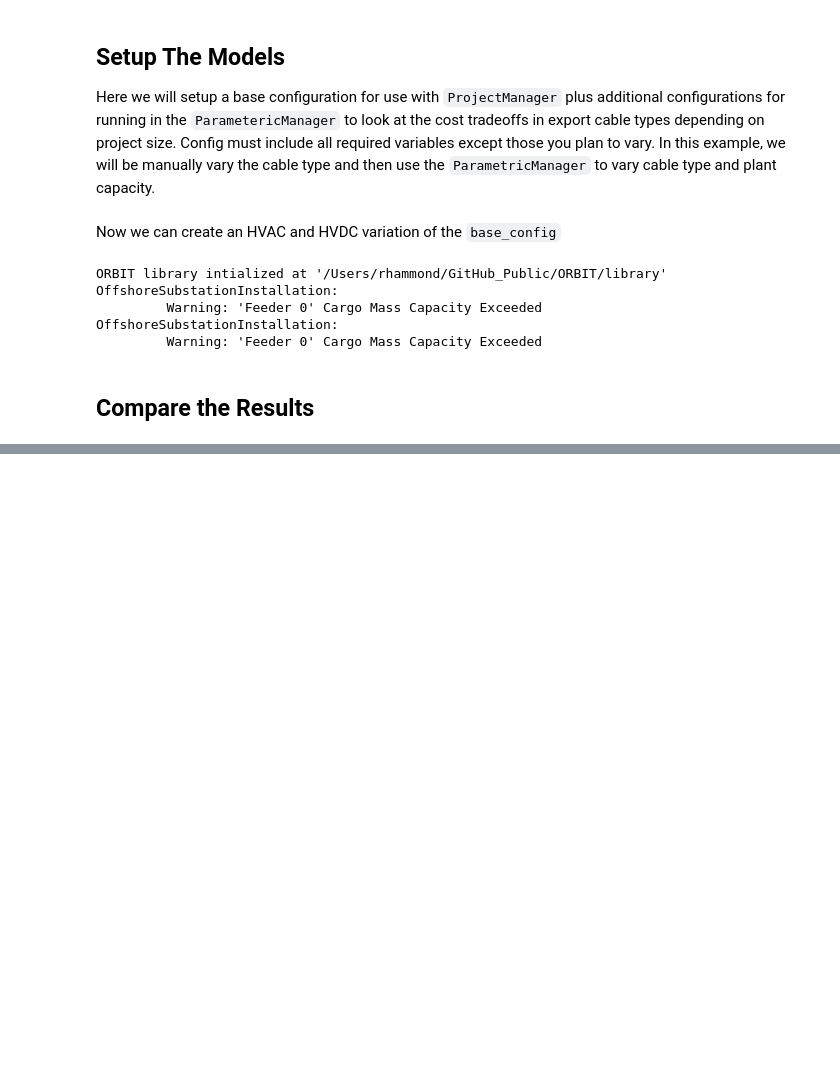
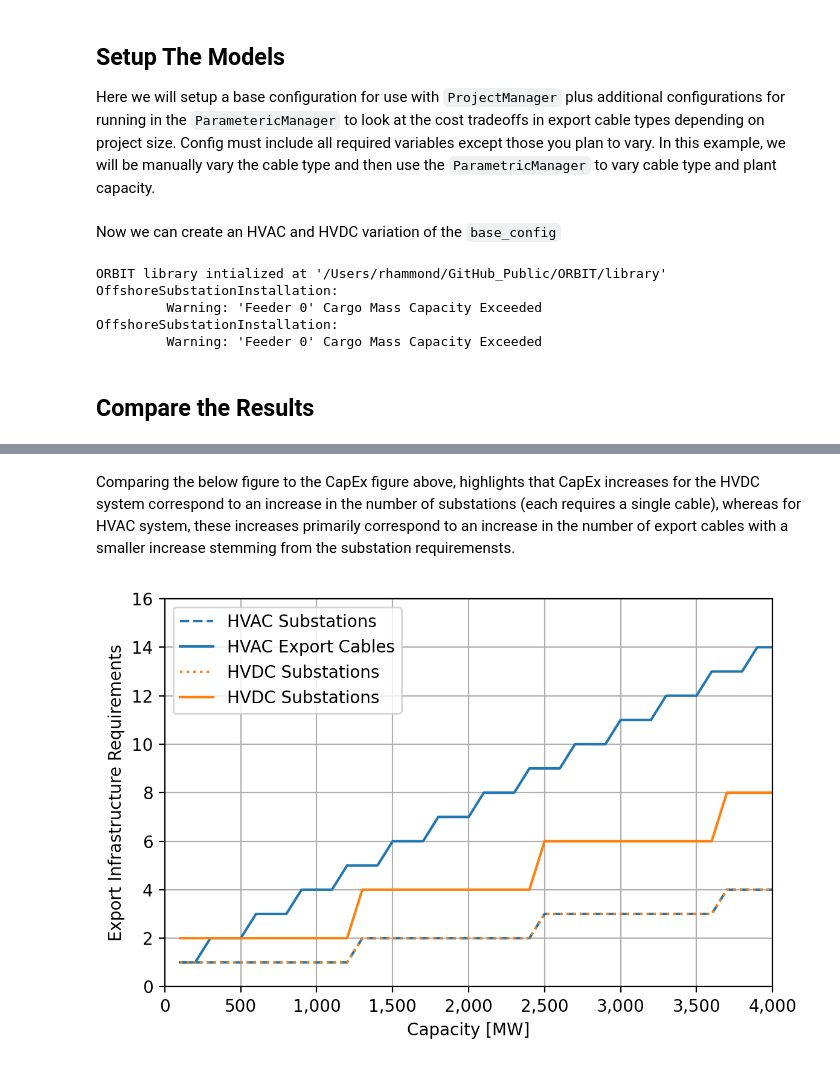
Before and after one commit to NLRWindSystems/ORBIT, a Jupyter notebook: examples/export_cable_system.ipynb, the cells around one changed output, grey strips where cells are left out. Drawn from its saved outputs; the diff is of its cells as text; code cells hidden in the pictures; blank space fills up the shorter version.

```diff
--- a/examples/export_cable_system.ipynb
+++ b/examples/export_cable_system.ipynb
@@ -162,0 +173,28 @@ fig.tight_layout()
+# %% [markdown]
+Comparing the below figure to the CapEx figure above, highlights that CapEx increases for the HVDC
+system correspond to an increase in the number of substations (each requires a single cable),
+whereas for HVAC system, these increases primarily correspond to an increase in the number of export
+cables with a smaller increase stemming from the substation requiremensts.
+# %%
+fig = plt.figure(figsize=(6,4), dpi=200)
+ax = fig.subplots(1)
+
+ax.plot(hvac_df["plant.capacity"], hvac_df["num_substations"], c="tab:blue", ls="--", label="HVAC Substations")
+ax.plot(hvac_df["plant.capacity"], hvac_df["num_cables"], c="tab:blue", ls="-", label="HVAC Export Cables")
+ax.plot(hvdc_df["plant.capacity"], hvdc_df["num_substations"], c="tab:orange", ls="dotted", label="HVDC Substations")
+ax.plot(hvdc_df["plant.capacity"], hvdc_df["num_cables"], c="tab:orange", ls="-", label="HVDC Substations")
+
+ax.set_xlim(0, capacity_range.max())
+ax.set_ylim(0, 16)
+
+ax.xaxis.set_major_formatter(StrMethodFormatter("{x:,.0f}"))
+ax.yaxis.set_major_formatter(StrMethodFormatter("{x:,.0f}"))
+
+ax.set_xlabel("Capacity [MW]")
+ax.set_ylabel("Export Infrastructure Requirements")
+ax.legend()
+ax.grid()
+
+fig.tight_layout()
+# %% [output]
+[figure, added]
```
Also changed, not shown: parts of 10 cells of this notebook, 24 other files.
